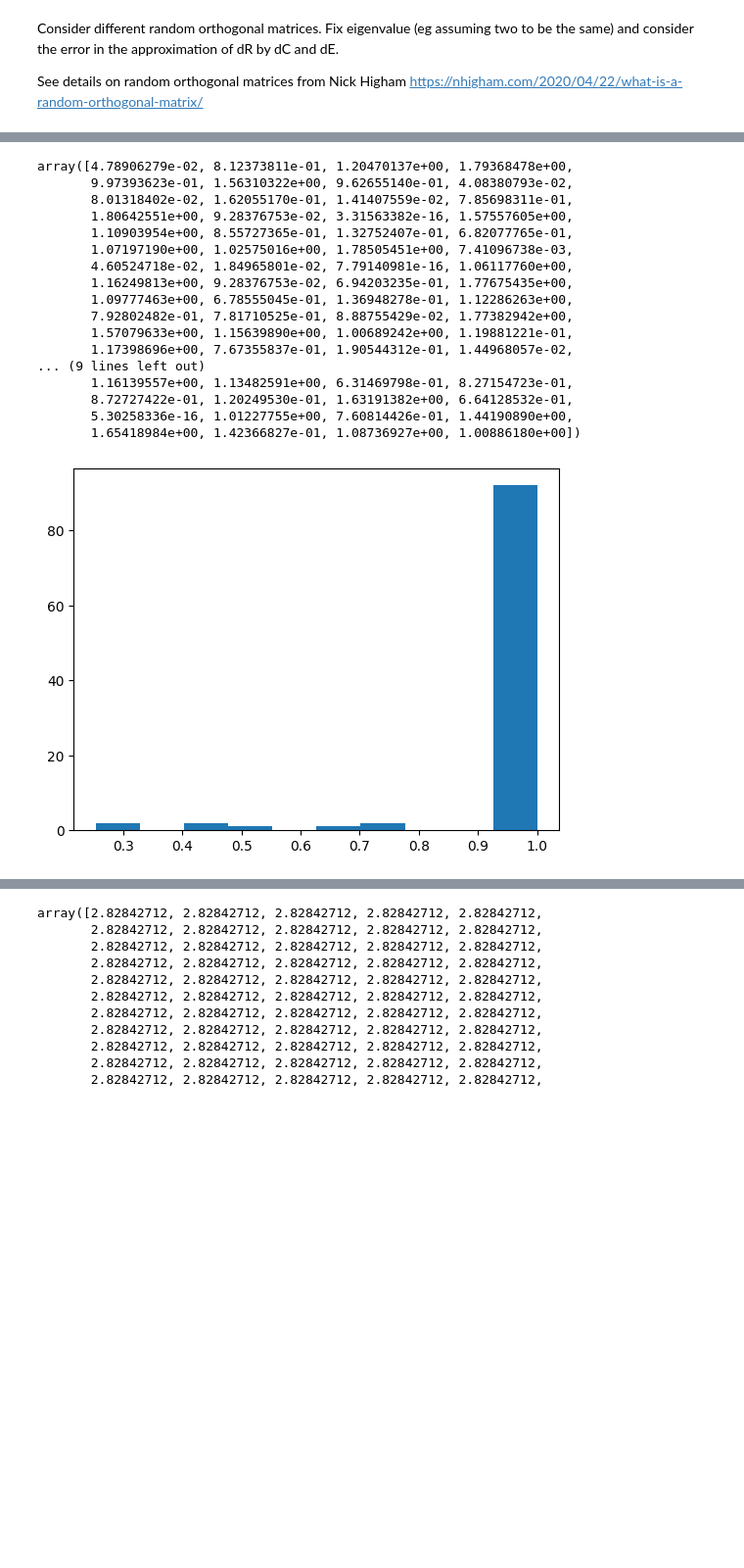
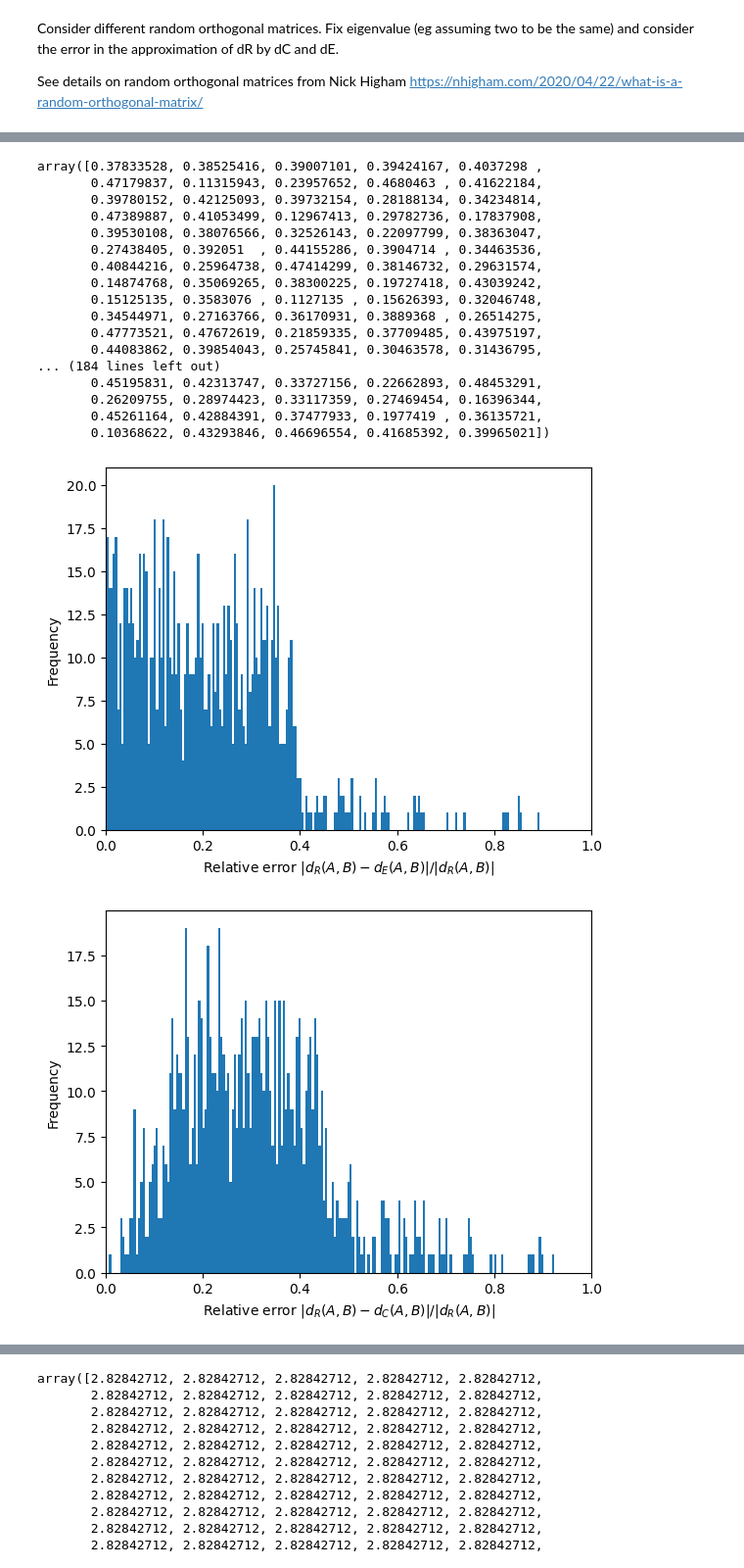
Before and after one commit to pdledger/Rodrigues_Angles, a Jupyter notebook: random_orthogonal_matrix.ipynb, the cells around one changed output, grey strips where cells are left out. Shown at 98% size. Saved outputs shown, nothing was run; the diff lists cells and outputs as text; code cells hidden in the pictures; blank space fills up the shorter version.

```diff
--- a/random_orthogonal_matrix.ipynb
+++ b/random_orthogonal_matrix.ipynb
@@ -20,15 +20,29 @@ from Fmeasure import *
 from Commeasure import *
 # %%
 # Fix number of cases to be considered and fix some eigenvalues.
-N=100
-uR=np.diag([1,1,2])
-uI=np.diag([2,2,3])
+N=1000
+uR=[2,1,1]
+uRtilde=uR
+uI=[3,2,2]
+MultR=[1,2,2]
+MultI=[1,2,2]
+MultRtilde=[1,2,2]
+
 N0=np.zeros((3,3))
 Rstore=np.zeros((N,9))
 Istore=np.zeros((N,9))
 Mlist=np.zeros(9, dtype=complex)
 TensorArray=np.zeros((N,9),dtype=complex)
 Frequencies=np.zeros(N)
+URstore=np.zeros((N,3))
+UIstore=np.zeros((N,3))
+URtildestore=np.zeros((N,3))
+QRstore=np.zeros((N,3,3))
+QIstore=np.zeros((N,3,3))
+QRtildestore=np.zeros((N,3,3))
+MultRstore=np.zeros(N)
+MultIstore=np.zeros(N)
+MultRtildestore=np.zeros(N)
 # %%
 for n in range(N):
     # Generate a random orthogonal matrix for R and I
@@ -168,25 +210,42 @@ array([2.48253415e-16, 2.88454836e-17, 1.35973996e-16, 2.61109019e-16,
 # %%
-d_R
+d_C
 # %% [output]
-array([4.78906279e-02, 8.12373811e-01, 1.20470137e+00, 1.79368478e+00,
-       9.97393623e-01, 1.56310322e+00, 9.62655140e-01, 4.08380793e-02,
-       8.01318402e-02, 1.62055170e-01, 1.41407559e-02, 7.85698311e-01,
-       1.80642551e+00, 9.28376753e-02, 3.31563382e-16, 1.57557605e+00,
-       1.10903954e+00, 8.55727365e-01, 1.32752407e-01, 6.82077765e-01,
-       1.07197190e+00, 1.02575016e+00, 1.78505451e+00, 7.41096738e-03,
-       4.60524718e-02, 1.84965801e-02, 7.79140981e-16, 1.06117760e+00,
-       1.16249813e+00, 9.28376753e-02, 6.94203235e-01, 1.77675435e+00,
-       1.09777463e+00, 6.78555045e-01, 1.36948278e-01, 1.12286263e+00,
-       7.92802482e-01, 7.81710525e-01, 8.88755429e-02, 1.77382942e+00,
-       1.57079633e+00, 1.15639890e+00, 1.00689242e+00, 1.19881221e-01,
-       1.17398696e+00, 7.67355837e-01, 1.90544312e-01, 1.44968057e-02,
-... (9 lines left out)
-       1.16139557e+00, 1.13482591e+00, 6.31469798e-01, 8.27154723e-01,
-       8.72727422e-01, 1.20249530e-01, 1.63191382e+00, 6.64128532e-01,
-       5.30258336e-16, 1.01227755e+00, 7.60814426e-01, 1.44190890e+00,
-       1.65418984e+00, 1.42366827e-01, 1.08736927e+00, 1.00886180e+00])
+array([0.37833528, 0.38525416, 0.39007101, 0.39424167, 0.4037298 ,
+       0.47179837, 0.11315943, 0.23957652, 0.4680463 , 0.41622184,
+       0.39780152, 0.42125093, 0.39732154, 0.28188134, 0.34234814,
+       0.47389887, 0.41053499, 0.12967413, 0.29782736, 0.17837908,
+       0.39530108, 0.38076566, 0.32526143, 0.22097799, 0.38363047,
+       0.27438405, 0.392051  , 0.44155286, 0.3904714 , 0.34463536,
+       0.40844216, 0.25964738, 0.47414299, 0.38146732, 0.29631574,
+       0.14874768, 0.35069265, 0.38300225, 0.19727418, 0.43039242,
+       0.15125135, 0.3583076 , 0.1127135 , 0.15626393, 0.32046748,
+       0.34544971, 0.27163766, 0.36170931, 0.3889368 , 0.26514275,
+       0.47773521, 0.47672619, 0.21859335, 0.37709485, 0.43975197,
+       0.44083862, 0.39854043, 0.25745841, 0.30463578, 0.31436795,
+... (184 lines left out)
+       0.45195831, 0.42313747, 0.33727156, 0.22662893, 0.48453291,
+       0.26209755, 0.28974423, 0.33117359, 0.27469454, 0.16396344,
+       0.45261164, 0.42884391, 0.37477933, 0.1977419 , 0.36135721,
+       0.10368622, 0.43293846, 0.46696554, 0.41685392, 0.39965021])
 # %%
-plt.hist(Err_dR_dC)
+plt.hist(Err_dR_dE,bins=200)
+plt.xlim(0,1)
+plt.xlabel(r"Relative error $|d_R(A,B)-d_E(A,B)|/|d_R(A,B)| $")
+plt.ylabel(r"Frequency")
+plt.savefig("relative_error_1000_dRDE_rot_wght_0_5.pdf")
 plt.show()
+plt.hist(Err_dR_dC,bins=200)
+plt.xlim(0,1)
+plt.xlabel(r"Relative error $|d_R(A,B)-d_C(A,B)|/|d_R(A,B)| $")
+plt.ylabel(r"Frequency")
+plt.savefig("relative_error_1000_dRDC_rot_wght_0_5.pdf")
+plt.show()
+plt.hist(Err_dR_dF,bins=200)
+plt.xlim(0,1)
+plt.xlabel(r"Relative error $|d_R(A,B)-d_F(A,B)/\sqrt{2}|/|d_R(A,B)| $")
+plt.ylabel(r"Frequency")
+plt.savefig("relative_error_1000_dRDF_rot_wght_0_5.pdf")
+plt.show()
 # %% [output]
-[figure, old version]
+[figure, new version]
+[figure, added]
```
Also changed, not shown: parts of 3 cells of this notebook, 30 other files.
